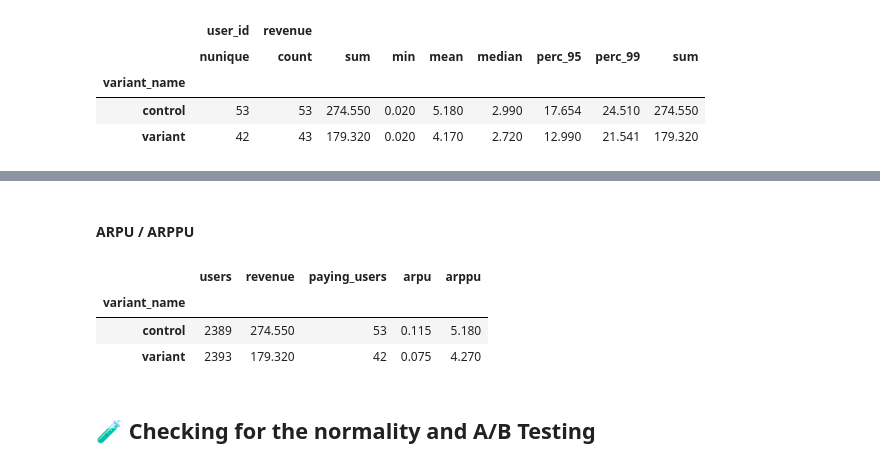
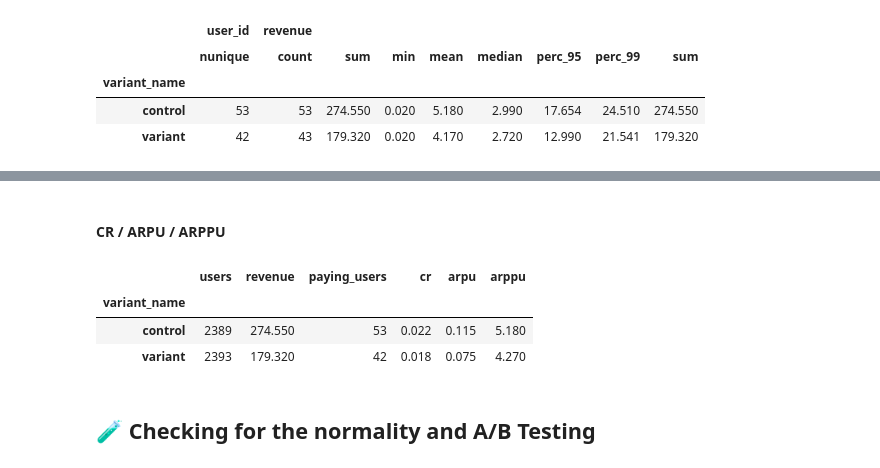
Before and after one commit to arturmermovich/analytics, a Jupyter notebook: a_b_testing_revenue_site_users.ipynb, the cells around one changed output, grey strips where cells are left out. Cells and saved outputs as stored; diff of their text form; code cells hidden in the pictures.

```diff
--- a/a_b_testing_revenue_site_users.ipynb
+++ b/a_b_testing_revenue_site_users.ipynb
@@ -175,18 +193,19 @@ sns.boxplot(data = df_revenue, x = 'revenue', y = 'variant_name')
 # %% [markdown]
-#### ARPU / ARPPU
+#### CR / ARPU / ARPPU
 # %%
 t = df.groupby('variant_name').agg({'user_id':'nunique','revenue':'sum'})
 t_paying_users = df_revenue.groupby('variant_name').agg({'user_id':'nunique'})
 t = (t.merge(t_paying_users, on='variant_name', how='left')
       .rename(columns={'variant_name':'variant_name', 'user_id_x':'users', 'user_id_y':'paying_users', 'revenue':'revenue'}))
+t['cr'] = t['paying_users'] / t['users']
 t['arpu'] = t['revenue'] / t['users']
 t['arppu'] = t['revenue'] / t['paying_users']
 t
 # %% [output]
-|  | users | revenue | paying_users | arpu | arppu |
-| variant_name |  |  |  |  |  |
-| control | 2389 | 274.550 | 53 | 0.115 | 5.180 |
-| variant | 2393 | 179.320 | 42 | 0.075 | 4.270 |
+|  | users | revenue | paying_users | cr | arpu | arppu |
+| variant_name |  |  |  |  |  |  |
+| control | 2389 | 274.550 | 53 | 0.022 | 0.115 | 5.180 |
+| variant | 2393 | 179.320 | 42 | 0.018 | 0.075 | 4.270 |
 # %% [markdown]
 ## 🧪 Checking for the normality and A/B Testing
 # %% [markdown]
```
Also changed, not shown: parts of 17 cells of this notebook.
